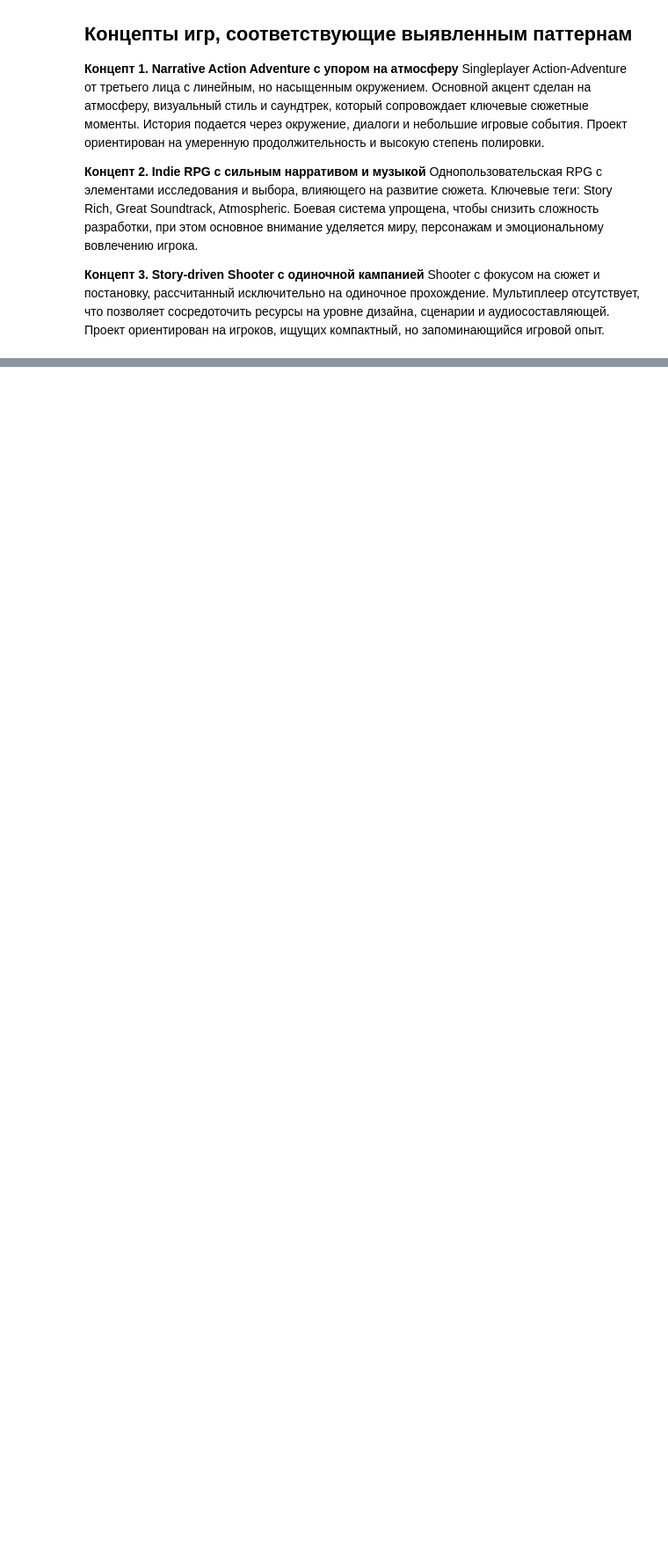
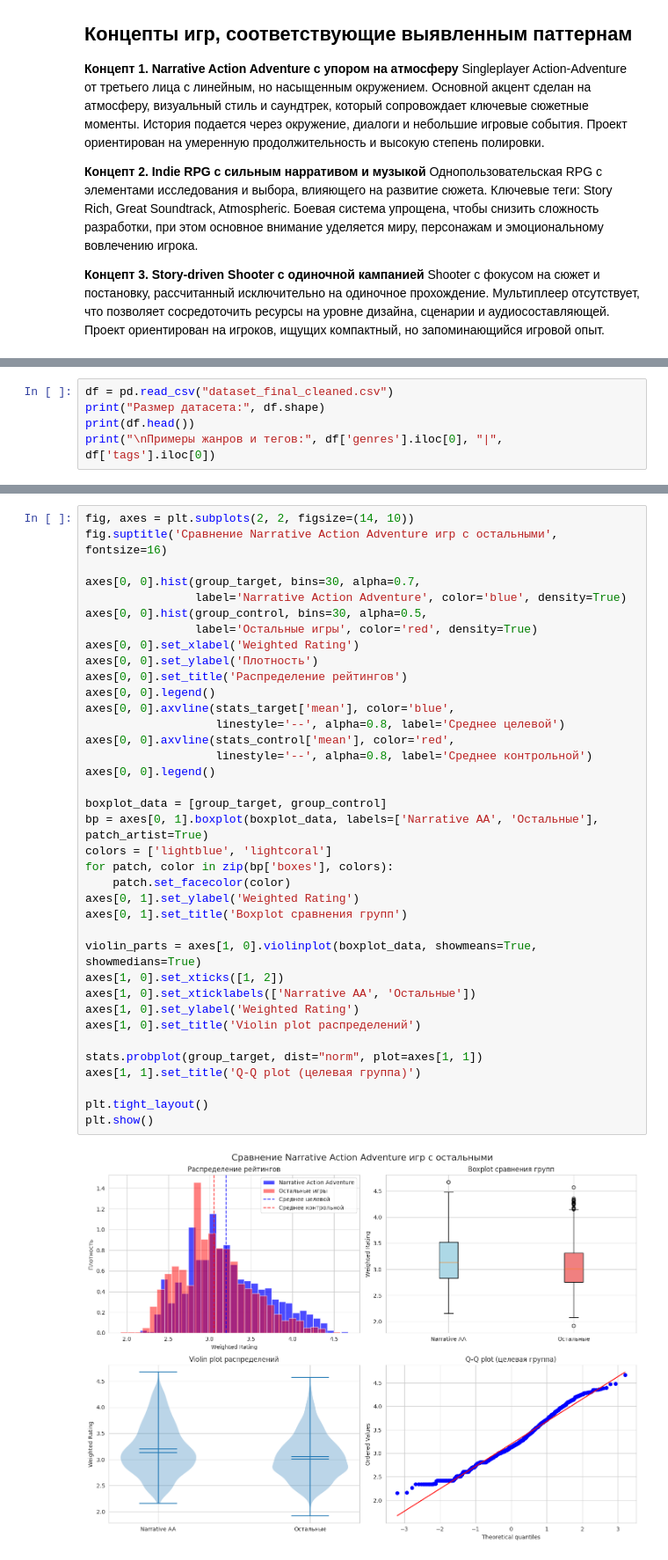
Before and after one commit to Elisavetasa/Statistics-in-Data-Analysis, a Jupyter notebook: Part 3/Задача_1.ipynb, the cells around one changed output, grey strips where cells are left out. Shown at 88% size. Drawn from its saved outputs; the diff is of its cells as text; blank space fills up the shorter version.

```diff
--- a/Part 3/Задача_1.ipynb
+++ b/Part 3/Задача_1.ipynb
@@ -586,0 +383,5 @@ Spec Ops: The Line, Metro 2033, BioShock, Singularity, Titanfall 2 (кампан
+# %%
+df = pd.read_csv("dataset_final_cleaned.csv")
+print("Размер датасета:", df.shape)
+print(df.head())
+print("\nПримеры жанров и тегов:", df['genres'].iloc[0], "|", df['tags'].iloc[0])
@@ -586,0 +527,39 @@ Spec Ops: The Line, Metro 2033, BioShock, Singularity, Titanfall 2 (кампан
+# %%
+fig, axes = plt.subplots(2, 2, figsize=(14, 10))
+fig.suptitle('Сравнение Narrative Action Adventure игр с остальными', fontsize=16)
+
+axes[0, 0].hist(group_target, bins=30, alpha=0.7,
+                label='Narrative Action Adventure', color='blue', density=True)
+axes[0, 0].hist(group_control, bins=30, alpha=0.5,
+                label='Остальные игры', color='red', density=True)
+axes[0, 0].set_xlabel('Weighted Rating')
+axes[0, 0].set_ylabel('Плотность')
+axes[0, 0].set_title('Распределение рейтингов')
+axes[0, 0].legend()
+axes[0, 0].axvline(stats_target['mean'], color='blue',
+                   linestyle='--', alpha=0.8, label='Среднее целевой')
+axes[0, 0].axvline(stats_control['mean'], color='red',
+                   linestyle='--', alpha=0.8, label='Среднее контрольной')
+axes[0, 0].legend()
+
+boxplot_data = [group_target, group_control]
+bp = axes[0, 1].boxplot(boxplot_data, labels=['Narrative AA', 'Остальные'], patch_artist=True)
+colors = ['lightblue', 'lightcoral']
+for patch, color in zip(bp['boxes'], colors):
+    patch.set_facecolor(color)
+axes[0, 1].set_ylabel('Weighted Rating')
+axes[0, 1].set_title('Boxplot сравнения групп')
+
+violin_parts = axes[1, 0].violinplot(boxplot_data, showmeans=True, showmedians=True)
+axes[1, 0].set_xticks([1, 2])
+axes[1, 0].set_xticklabels(['Narrative AA', 'Остальные'])
+axes[1, 0].set_ylabel('Weighted Rating')
+axes[1, 0].set_title('Violin plot распределений')
+
+stats.probplot(group_target, dist="norm", plot=axes[1, 1])
+axes[1, 1].set_title('Q-Q plot (целевая группа)')
+
+plt.tight_layout()
+plt.show()
+# %% [output]
+[figure, added]
```
Also changed, not shown: parts of 50 cells of this notebook.
